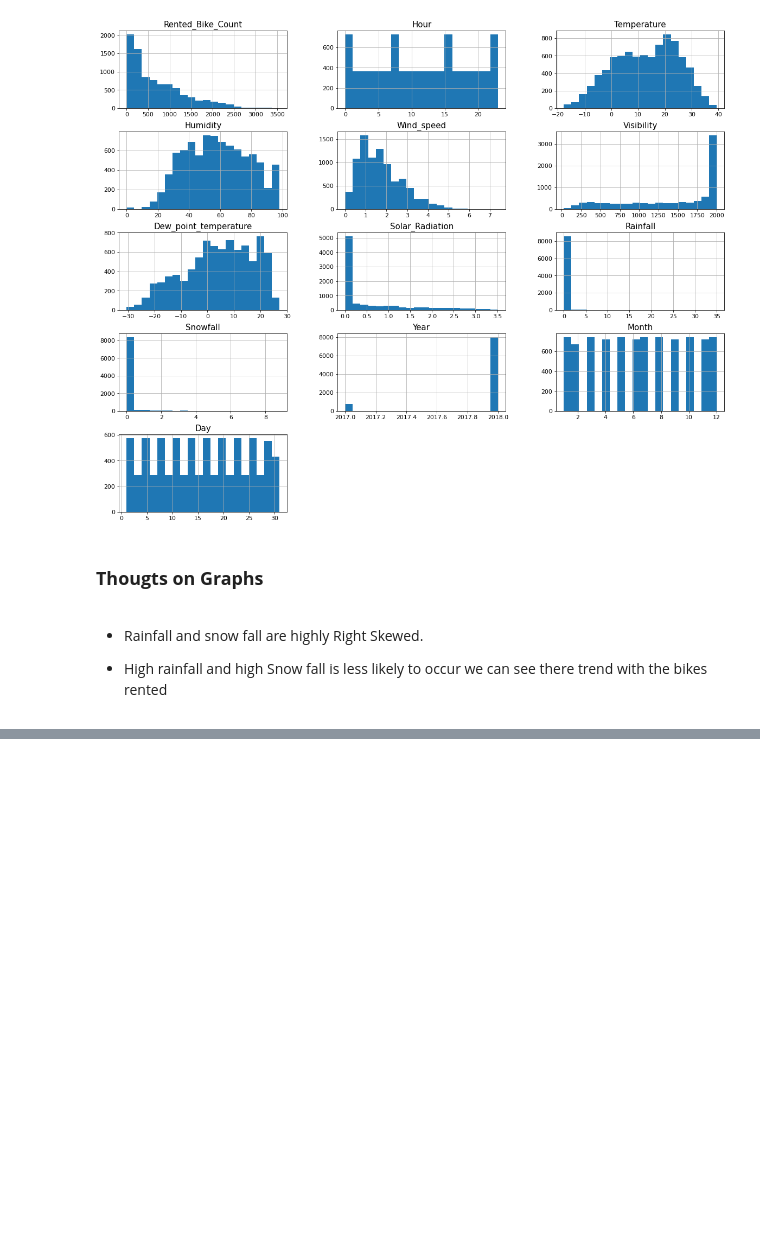
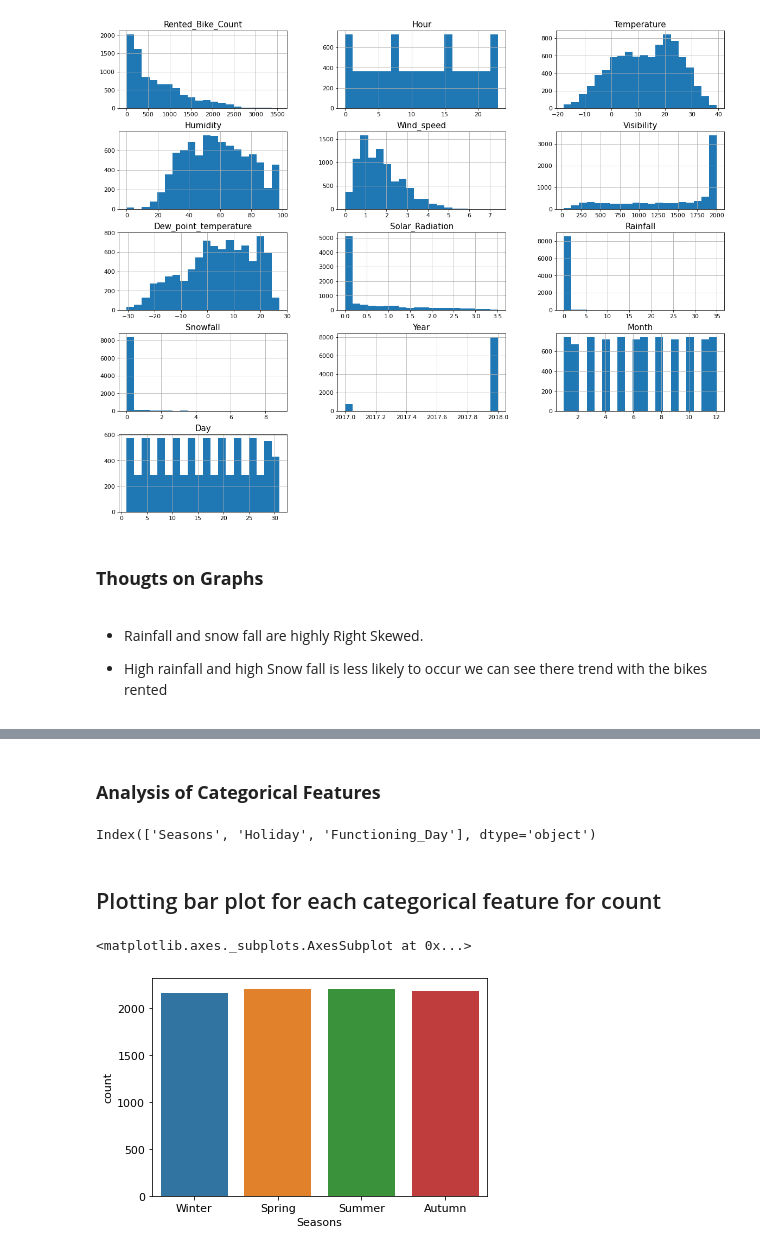
Before and after one commit to AkashSalmuthe/Bike-Sharing-Demand-Prediction, a Jupyter notebook: Bike_Sharing_Demand_Prediction_Capstone_Project.ipynb, the cells around one changed output, grey strips where cells are left out. Saved outputs shown, nothing was run; the diff lists cells and outputs as text; code cells hidden in the pictures; blank space fills up the shorter version.

```diff
--- a/Bike_Sharing_Demand_Prediction_Capstone_Project.ipynb
+++ b/Bike_Sharing_Demand_Prediction_Capstone_Project.ipynb
@@ -277,0 +391,16 @@ df.drop('Functioning_Day', axis = 1, inplace =True)
+# %% [markdown]
+### **Analysis of  Categorical Features**
+# %%
+categorical_features = df.describe(include=['object','category']).columns
+categorical_features
+# %% [output]
+Index(['Seasons', 'Holiday', 'Functioning_Day'], dtype='object')
+# %% [markdown]
+##  Plotting bar plot for each categorical feature for count
+# %%
+# Plotting bar plot for each categorical feature for count
+
+sns.countplot(x=df['Seasons'],data=df)
+# %% [output]
+<matplotlib.axes._subplots.AxesSubplot at 0x...>
+[figure, added]
```
Also changed, not shown: parts of 24 cells of this notebook.
